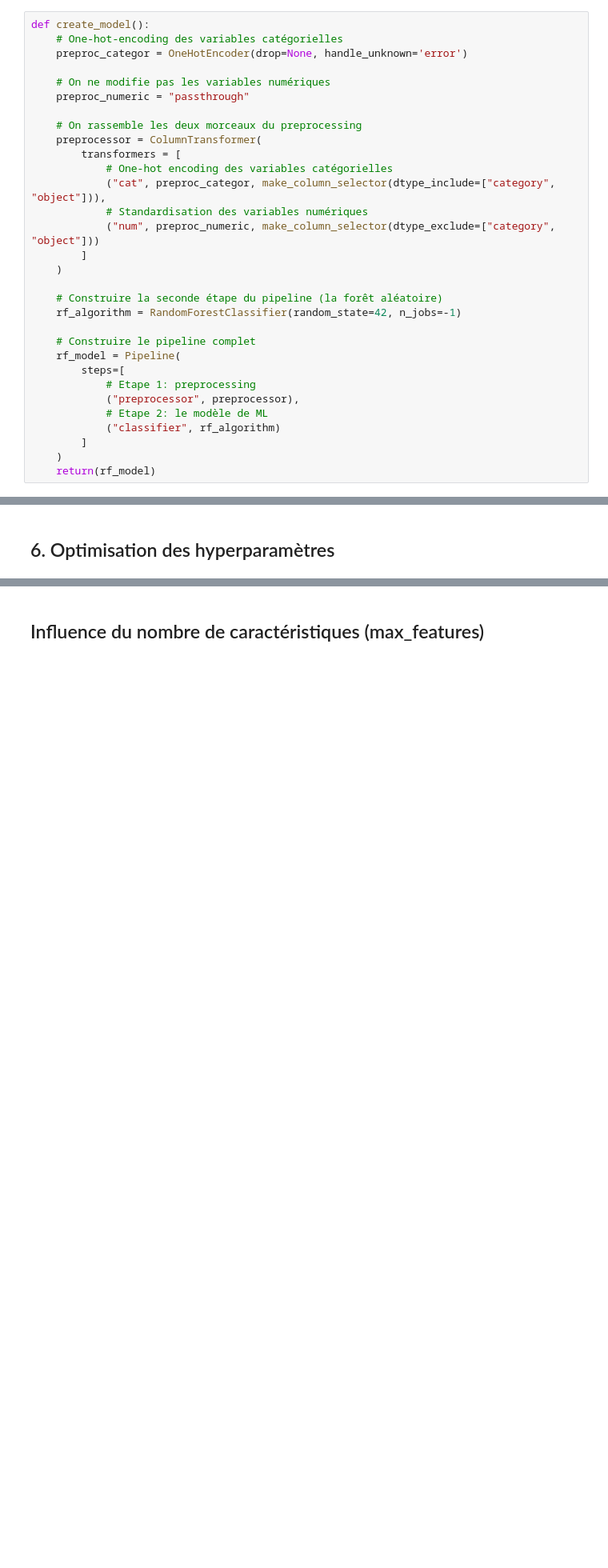
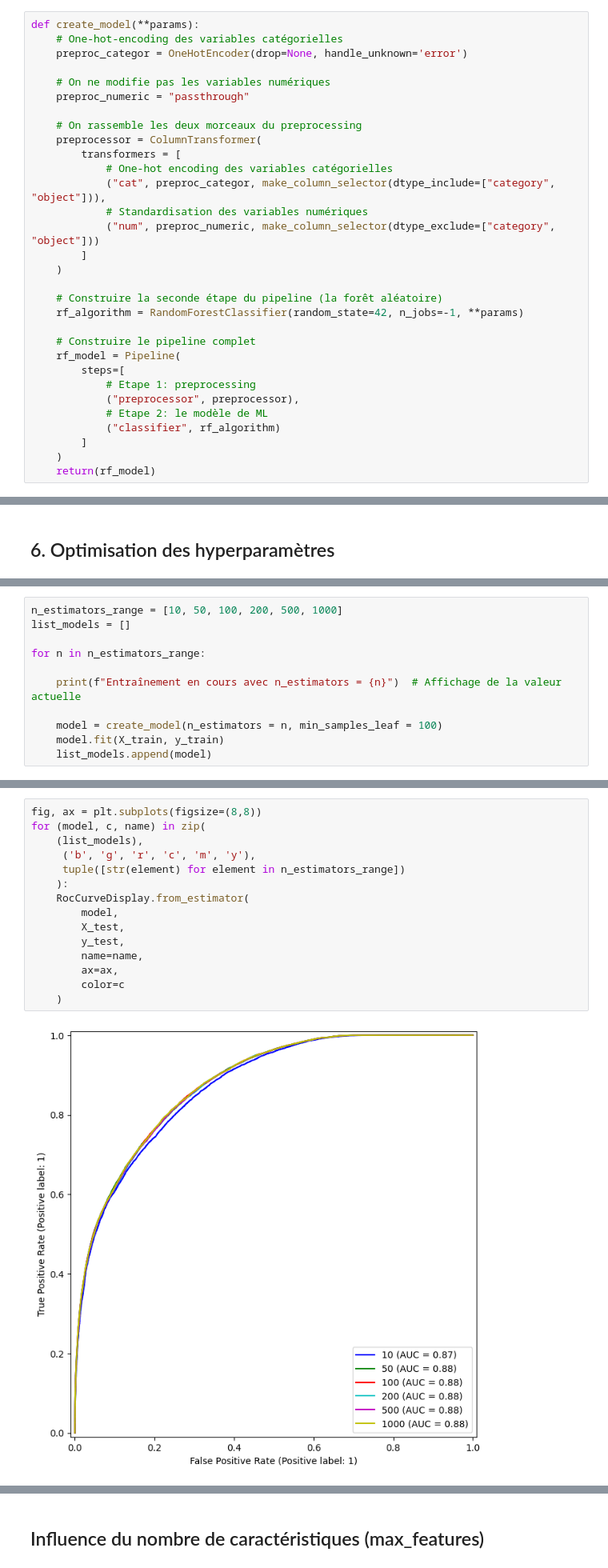
Before and after one commit to InseeFrLab/methodes_ensemblistes_notebooks, a Jupyter notebook: Python/classification_binaire_rf.ipynb, the cells around one changed output, grey strips where cells are left out. Shown at 80% size. Drawn from its saved outputs; the diff is of its cells as text; blank space fills up the shorter version.

```diff
--- a/Python/classification_binaire_rf.ipynb
+++ b/Python/classification_binaire_rf.ipynb
@@ -186,7 +186,7 @@ rf_model = Pipeline(
 ### 4.3 Automatiser la construction du modèle
 Maintenant que nous avons vu comment construire un modèle complet sous forme de _pipeline_, nous allons automatiser cette tâche sous la forme d'une fonction. Cela permettra de générer un nouveau modèle à chaque fois que nous en aurons besoin. Ci-dessous, on définit la fonction `create_model()` qui reproduit le code présenté précédemment, et renvoie le modèle complet.
 # %%
-def create_model():
+def create_model(**params):
     # One-hot-encoding des variables catégorielles
     preproc_categor = OneHotEncoder(drop=None, handle_unknown='error')
 
@@ -204,7 +204,7 @@ def create_model():
     )
 
     # Construire la seconde étape du pipeline (la forêt aléatoire)
-    rf_algorithm = RandomForestClassifier(random_state=42, n_jobs=-1)
+    rf_algorithm = RandomForestClassifier(random_state=42, n_jobs=-1, **params)
 
     # Construire le pipeline complet
     rf_model = Pipeline(
@@ -284,3 +288,14 @@ L'objectif est de trouver un compromis entre stabilité et temps de calcul.
 
 Méthode: On observe comment l'accuracy évolue avec le nombre d'arbres.
 Cela permet de déterminer si l'augmentation du nombre d'arbres améliore significativement la performance.
+# %%
+n_estimators_range = [10, 50, 100, 200, 500, 1000]
+list_models = []
+
+for n in n_estimators_range:
+
+    print(f"Entraînement en cours avec n_estimators = {n}")  # Affichage de la valeur actuelle
+
+    model = create_model(n_estimators = n, min_samples_leaf = 100)
+    model.fit(X_train, y_train)
+    list_models.append(model)
@@ -286,0 +309,17 @@ Cela permet de déterminer si l'augmentation du nombre d'arbres améliore signif
+# %%
+fig, ax = plt.subplots(figsize=(8,8))
+for (model, c, name) in zip(
+    (list_models),
+     ('b', 'g', 'r', 'c', 'm', 'y'),
+     tuple([str(element) for element in n_estimators_range])
+    ):
+    RocCurveDisplay.from_estimator(
+        model,
+        X_test,
+        y_test,
+        name=name,
+        ax=ax,
+        color=c
+    )
+# %% [output]
+[figure, added]
```
Also changed, not shown: parts of 4 cells of this notebook.
